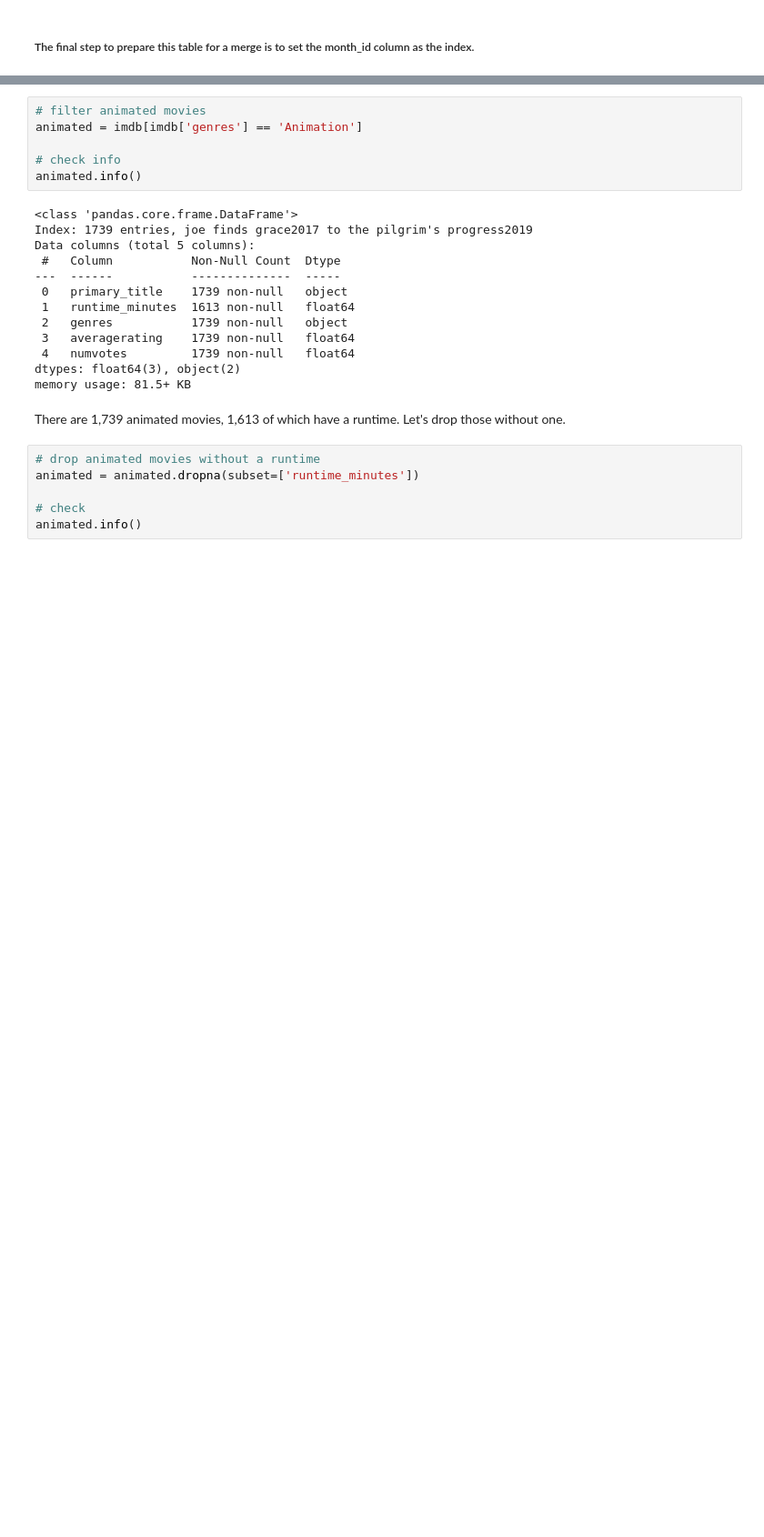
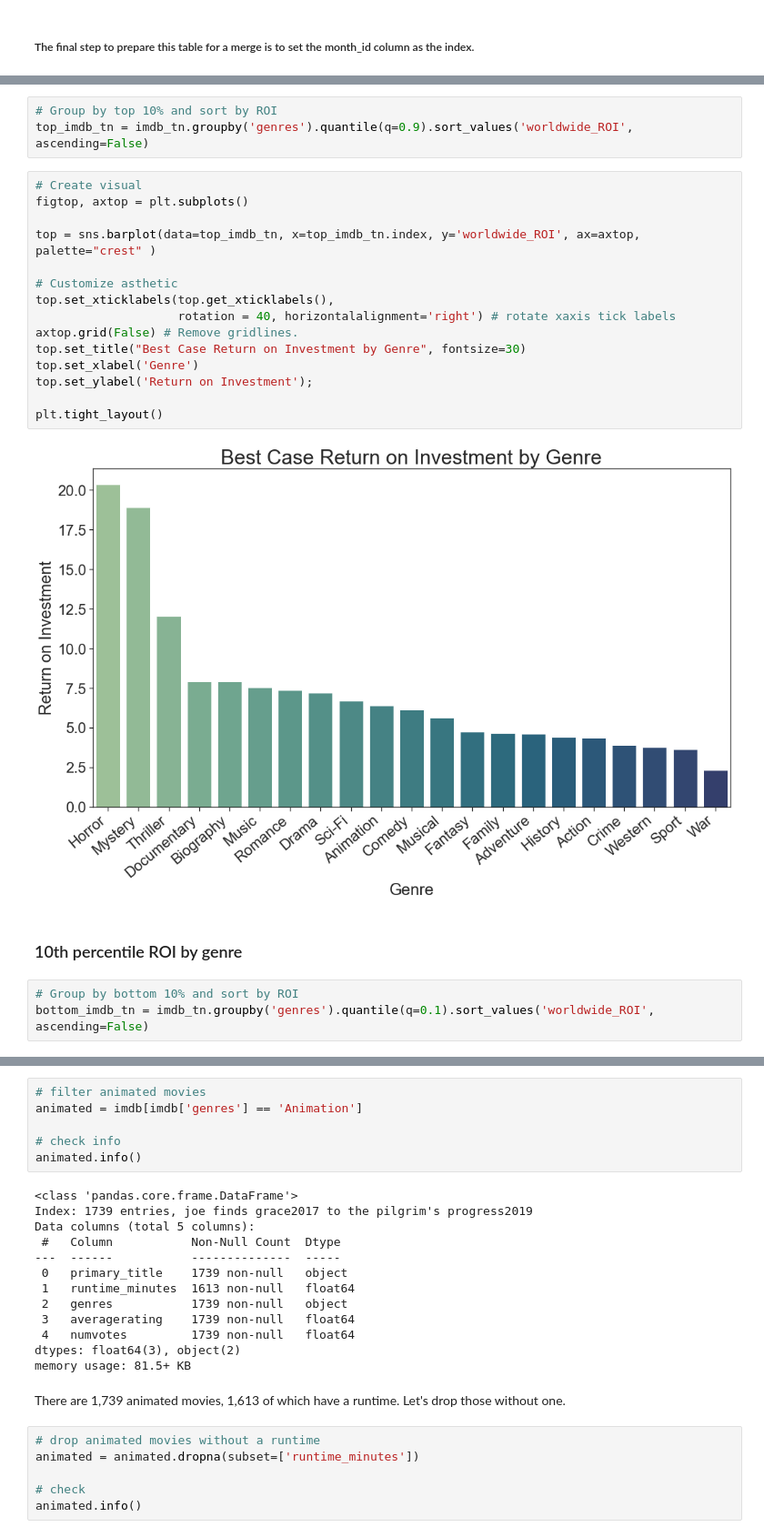
Before and after one commit to austint1121/VenusMovieAnalysis, a Jupyter notebook: Final_Notebook.ipynb, the cells around one changed output, grey strips where cells are left out. Shown at 91% size. Drawn from its saved outputs; the diff is of its cells as text; blank space fills up the shorter version.

```diff
--- a/Final_Notebook.ipynb
+++ b/Final_Notebook.ipynb
@@ -1756,0 +1522,25 @@ Let's work with our recommendation of animated movies and see how the number of
+# %%
+# Group by top 10% and sort by ROI
+top_imdb_tn = imdb_tn.groupby('genres').quantile(q=0.9).sort_values('worldwide_ROI', ascending=False)
+# %%
+# Create visual
+figtop, axtop = plt.subplots()
+
+top = sns.barplot(data=top_imdb_tn, x=top_imdb_tn.index, y='worldwide_ROI', ax=axtop, palette="crest" )
+
+# Customize asthetic
+top.set_xticklabels(top.get_xticklabels(),
+                    rotation = 40, horizontalalignment='right') # rotate xaxis tick labels
+axtop.grid(False) # Remove gridlines.
+top.set_title("Best Case Return on Investment by Genre", fontsize=30)
+top.set_xlabel('Genre')
+top.set_ylabel('Return on Investment');
+
+plt.tight_layout()
+# %% [output]
+[figure, added]
+# %% [markdown]
+### 10th percentile ROI by genre
+# %%
+# Group by bottom 10% and sort by ROI
+bottom_imdb_tn = imdb_tn.groupby('genres').quantile(q=0.1).sort_values('worldwide_ROI', ascending=False)
```
Also changed, not shown: parts of 140 cells of this notebook.
